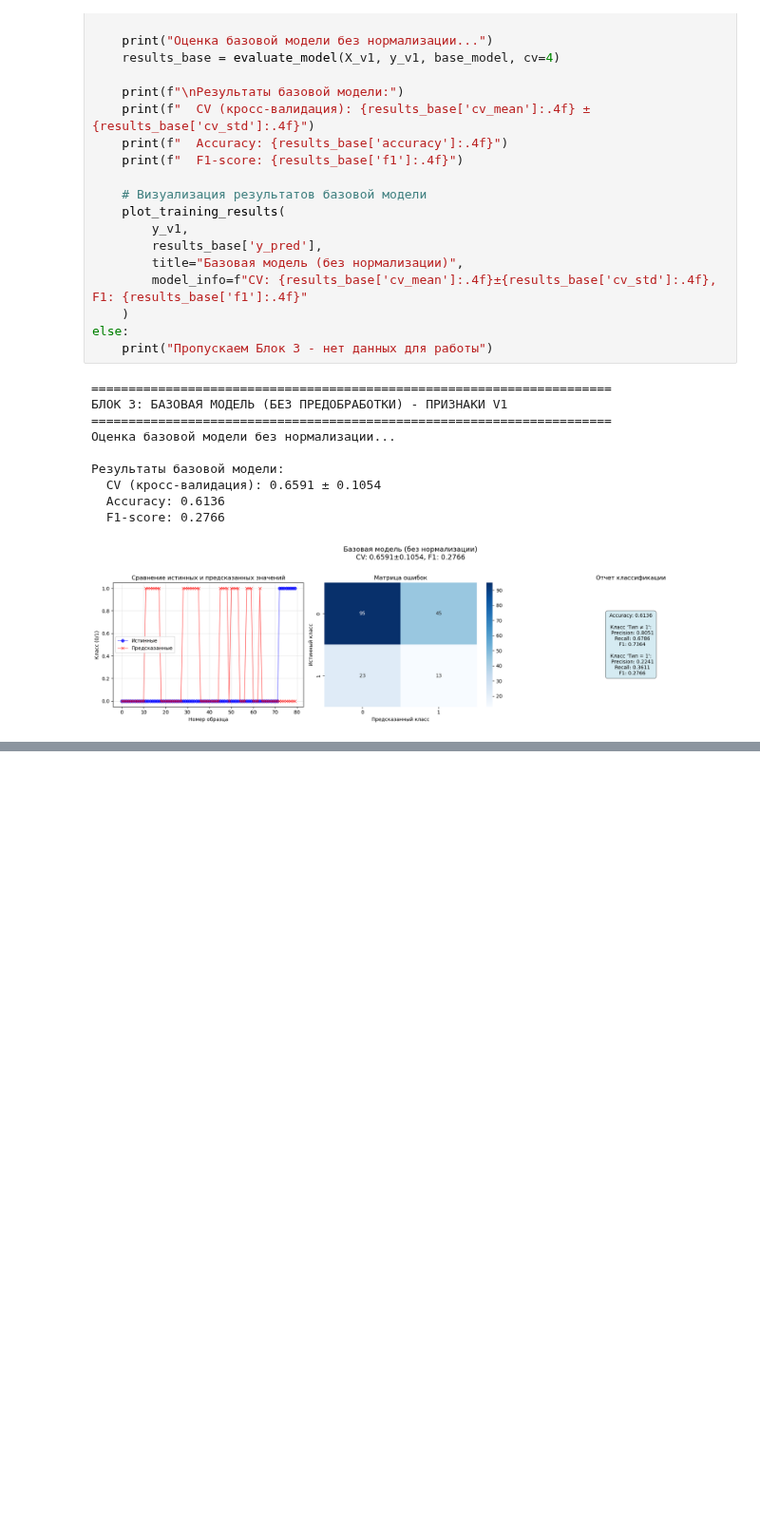
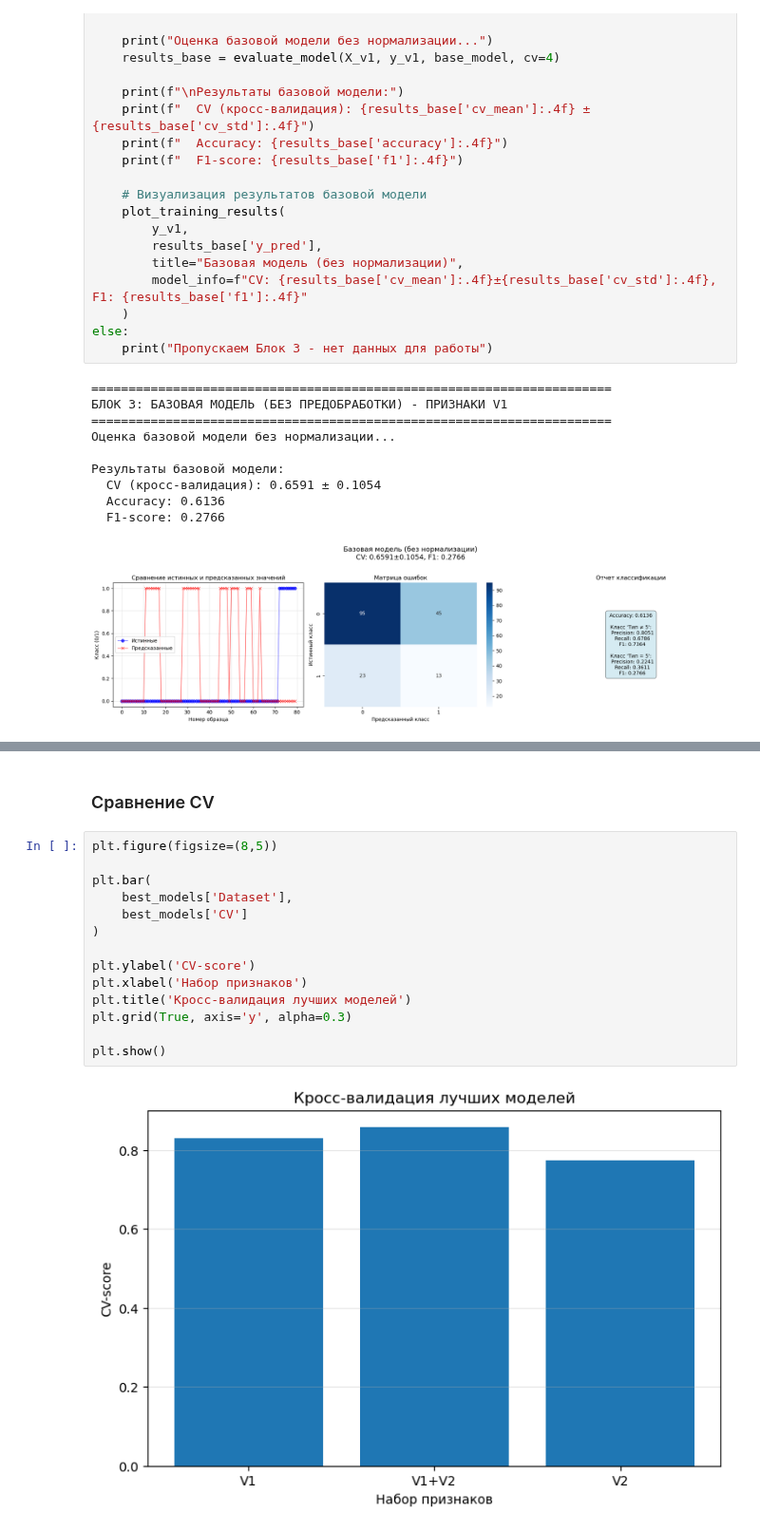
Before and after one commit to GhostCalculator19/MIA_Robo_Lab_02, a Jupyter notebook: Report/Report_A.ipynb, the cells around one changed output, grey strips where cells are left out. Shown at 95% size. Drawn from its saved outputs; the diff is of its cells as text; blank space fills up the shorter version.

```diff
--- a/Report/Report_A.ipynb
+++ b/Report/Report_A.ipynb
@@ -487,0 +848,18 @@ Name: Type, Length: 176, dtype: int32>
+# %% [markdown]
+### Сравнение CV
+# %%
+plt.figure(figsize=(8,5))
+
+plt.bar(
+    best_models['Dataset'],
+    best_models['CV']
+)
+
+plt.ylabel('CV-score')
+plt.xlabel('Набор признаков')
+plt.title('Кросс-валидация лучших моделей')
+plt.grid(True, axis='y', alpha=0.3)
+
+plt.show()
+# %% [output]
+[figure, added]
```
Also changed, not shown: parts of 62 cells of this notebook, 4 other files.
